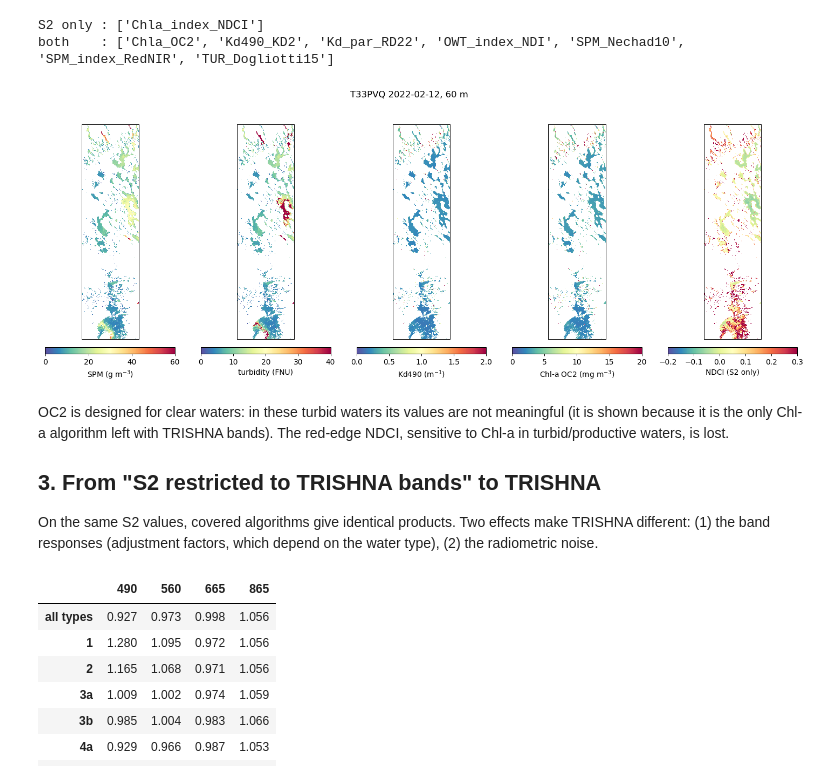
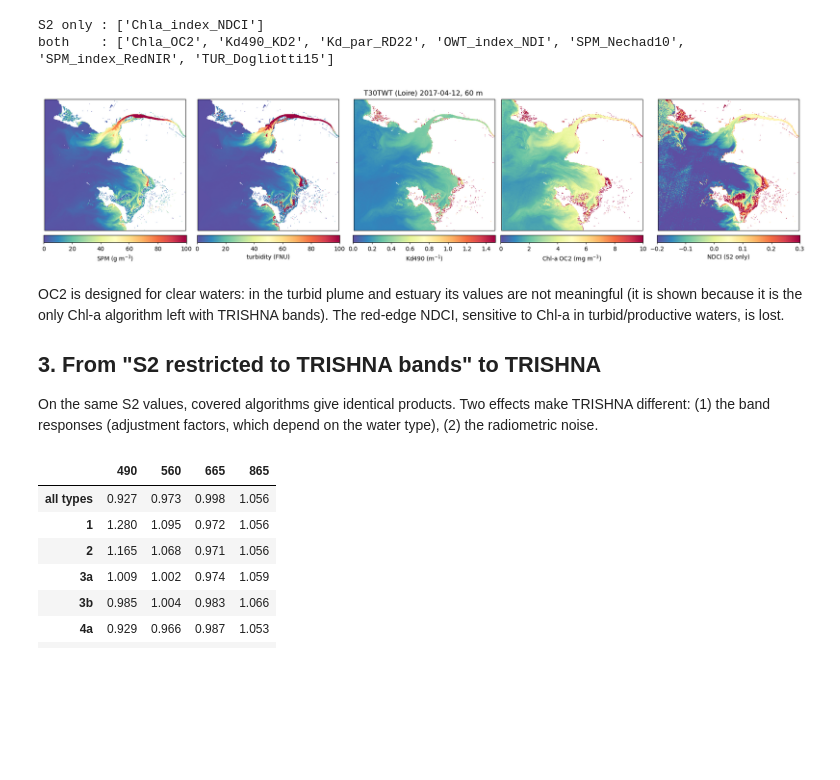
Before and after one commit to Tristanovsk/trishna_tbx, a Jupyter notebook: notebooks/4_visualisation/wq_products_trishna.ipynb, the cells around one changed output. Cells and saved outputs as stored; diff of their text form; code cells hidden in the pictures; blank space fills up the shorter version.

```diff
--- a/notebooks/4_visualisation/wq_products_trishna.ipynb
+++ b/notebooks/4_visualisation/wq_products_trishna.ipynb
@@ -58,6 +58,13 @@ L2A_DIR = os.environ.get('TRISHNA_TBX_L2A_DIR',
 L2A_TILE = 'T33PVQ'                      # Lake Chad (southern pool)
 L2A_WINDOW = 'y=0:3600,x=0:960'          # 20 m pixel window with water
 L2A_DATE = '2022-02-12'                  # date used by the single-image tutorials
+# single-image example of the products tutorial: Loire estuary and plume, GRS v3.1.1 (Zarr pyramid,
+# local S3 bucket grstbx-s3 of grstbx, read here through its folder)
+L2A_EXAMPLE = os.environ.get('TRISHNA_TBX_L2A_EXAMPLE',
+    '/data/satellite/s3/grstbx-s3/sentinel-2/l2a/30TWT/2017/04/12/'
+    'S2A_MSIL2AGRS_20170412T110621_N0500_R137_T30TWT_20231111T110836_V3.1.1/'
+    'S2A_MSIL2AGRS_20170412T110621_N0500_R137_T30TWT_20231111T110836_V3.1.1.zarr')
+L2A_EXAMPLE_WINDOW = 'y=2700:5490,x=1500:4500'   # 20 m pixels: estuary, plume, Bourgneuf Bay
 AERONET_HYP_DIR = os.environ.get('TRISHNA_TBX_AERONET_HYP', '/DATA/AERONET/OCv3_invRrs/data')
 OUTPUT_DIR = Path(os.environ.get('TRISHNA_TBX_OUTPUT', './output')).resolve()
 # ---------------------------------------------------------------------------------------
@@ -94,9 +103,8 @@ cov.style.map(lambda v: 'background-color: #c8e6c9' if v is True else
 # %%
-from trishna_tbx.io import list_l2a, open_grs_l2a, water_mask, to_60m
-files = list_l2a(L2A_DIR, L2A_TILE)
-date, f = min(files, key=lambda tf: abs(tf[0] - np.datetime64(L2A_DATE)))
-ds = open_grs_l2a(f, L2A_WINDOW)
+from trishna_tbx.io import open_grs_l2a, water_mask, to_60m
+ds = open_grs_l2a(L2A_EXAMPLE, L2A_EXAMPLE_WINDOW, level=0)
+date = ds.time.values
 rrs = to_60m(ds.Rrs.where(water_mask(ds))).load()
 rrs = rrs.where((rrs.sel(wl=[490, 560, 665]) > 0).all('wl'))
-print(date, f.split('/')[-1], '| 60 m water pixels:', int(rrs.sel(wl=560).notnull().sum()))
+print(str(date)[:10], L2A_EXAMPLE.split('/')[-1], '| 60 m water pixels:', int(rrs.sel(wl=560).notnull().sum()))
 # %% [output]
@@ -112,22 +120,22 @@ print('both    :', sorted(prod_t))
 S2 only : ['Chla_index_NDCI']
 both    : ['Chla_OC2', 'Kd490_KD2', 'Kd_par_RD22', 'OWT_index_NDI', 'SPM_Nechad10', 'SPM_index_RedNIR', 'TUR_Dogliotti15']
 # %%
-show = [('SPM_Nechad10', 'SPM (g m$^{-3}$)', 0, 60), ('TUR_Dogliotti15', 'turbidity (FNU)', 0, 40),
-        ('Kd490_KD2', 'Kd490 (m$^{-1}$)', 0, 2), ('Chla_OC2', 'Chl-a OC2 (mg m$^{-3}$)', 0, 20),
+show = [('SPM_Nechad10', 'SPM (g m$^{-3}$)', 0, 100), ('TUR_Dogliotti15', 'turbidity (FNU)', 0, 100),
+        ('Kd490_KD2', 'Kd490 (m$^{-1}$)', 0, 1.5), ('Chla_OC2', 'Chl-a OC2 (mg m$^{-3}$)', 0, 10),
         ('Chla_index_NDCI', 'NDCI (S2 only)', -0.2, 0.3)]
-fig, axs = plt.subplots(1, 5, figsize=(20, 7), sharey=True)
+fig, axs = plt.subplots(1, 5, figsize=(20, 4.6), sharey=True, layout='constrained')
 for ax, (v, lab, lo, hi) in zip(axs, show):
     src = prod_t if v in prod_t else prod_s2
     im = ax.imshow(src[v], vmin=lo, vmax=hi, cmap='Spectral_r', interpolation='nearest')
     fig.colorbar(im, ax=ax, orientation='horizontal', pad=.03, label=lab)
     ax.set_xticks([]); ax.set_yticks([])
-fig.suptitle(f'{L2A_TILE} {str(date)[:10]}, 60 m')
+fig.suptitle(f'T30TWT (Loire) {str(date)[:10]}, 60 m')
 fig.savefig(THUMB_DIR / 'wq_products_trishna.png', dpi=60)
 # %% [output]
-[figure, old version]
+[figure, new version]
 # %% [markdown]
-OC2 is designed for clear waters: in these turbid waters its values are not meaningful (it is
-shown because it is the only Chl-a algorithm left with TRISHNA bands). The red-edge NDCI,
+OC2 is designed for clear waters: in the turbid plume and estuary its values are not meaningful
+(it is shown because it is the only Chl-a algorithm left with TRISHNA bands). The red-edge NDCI,
 sensitive to Chl-a in turbid/productive waters, is lost.
 
 ## 3. From "S2 restricted to TRISHNA bands" to TRISHNA
```
Also changed, not shown: parts of 6 cells of this notebook, 9 other files.
